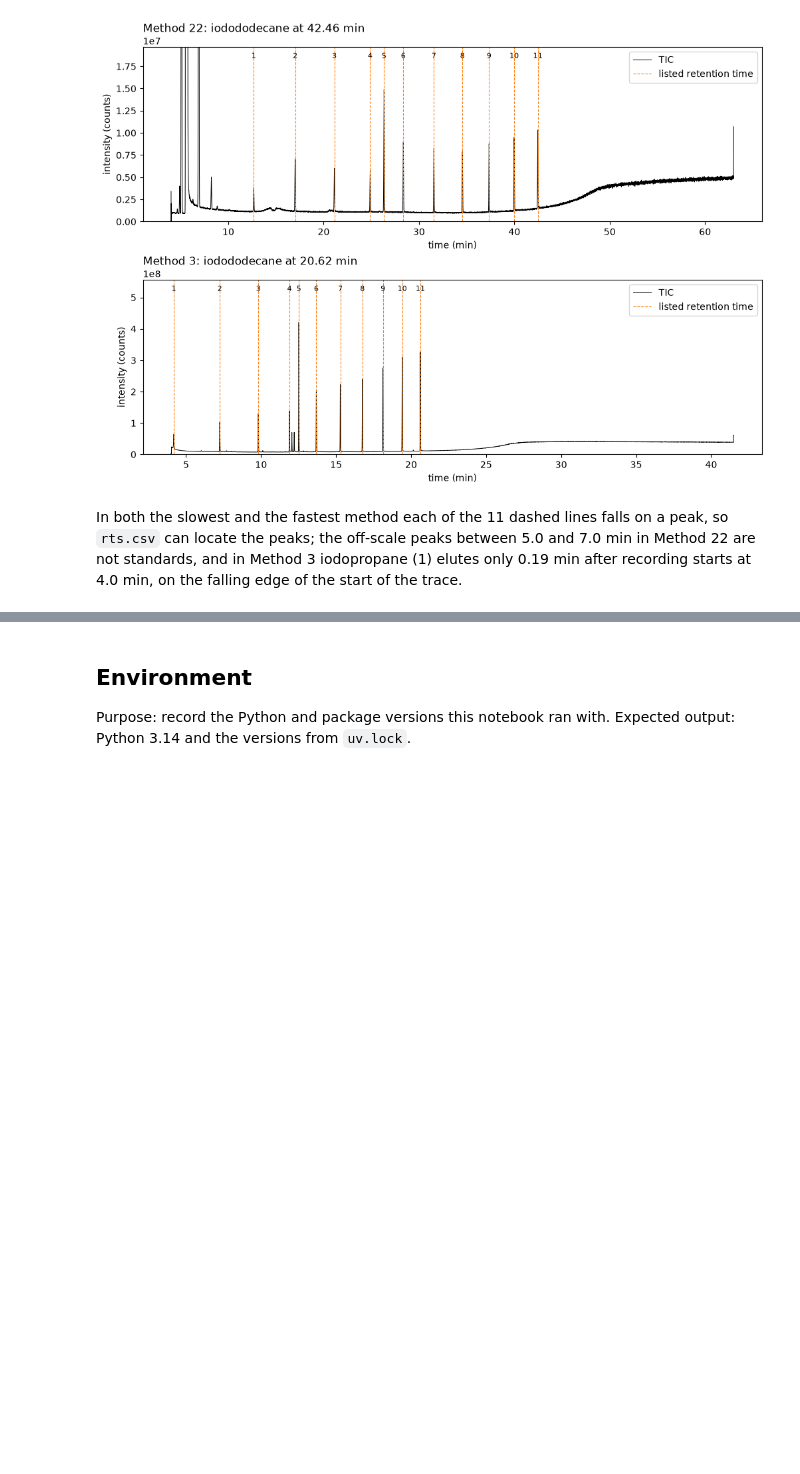
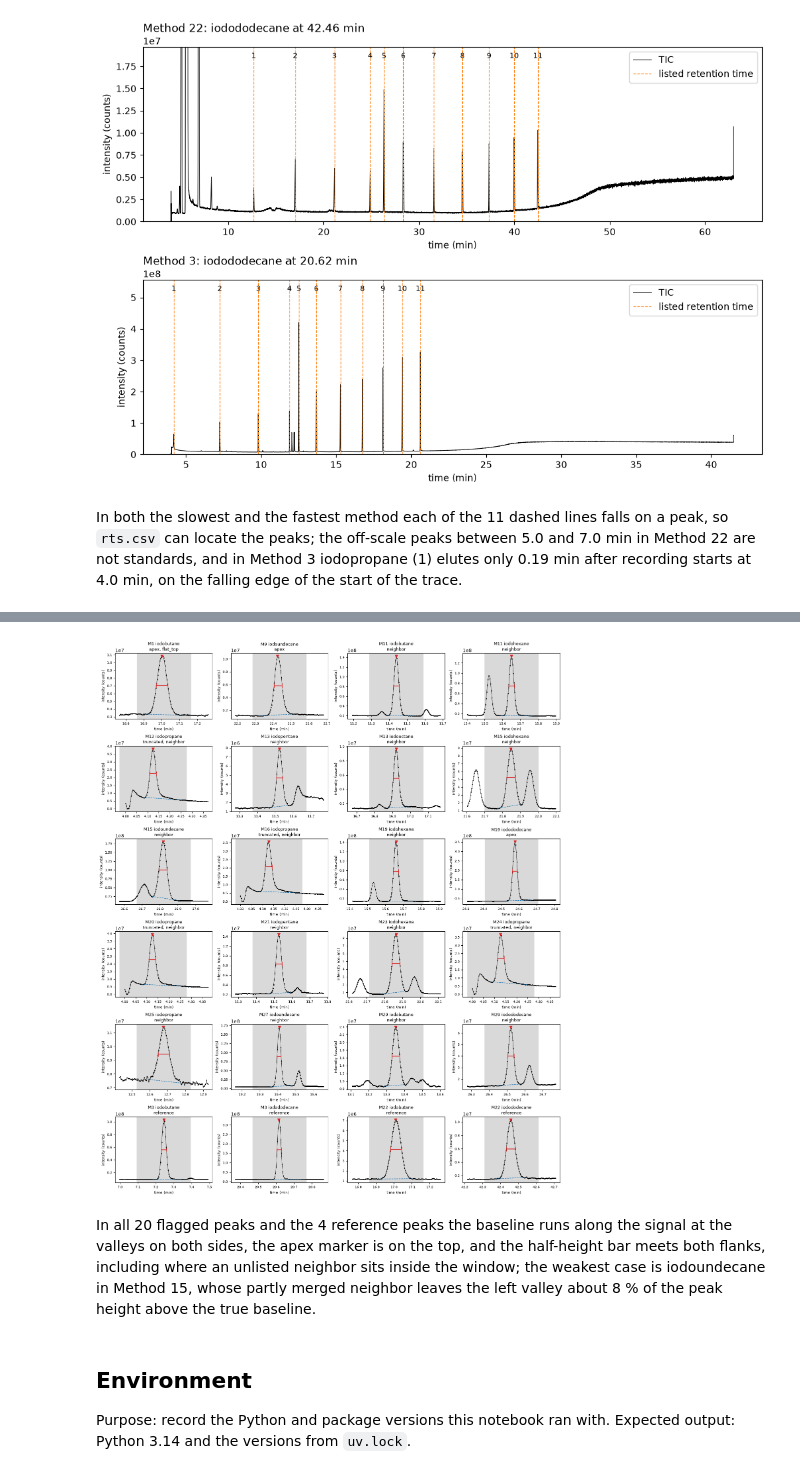
Before and after one commit to mabedin123/chem527-project, a Jupyter notebook: analysis.ipynb, the cells around one changed output, grey strips where cells are left out. Saved outputs shown, nothing was run; the diff lists cells and outputs as text; code cells hidden in the pictures; blank space fills up the shorter version.

```diff
--- a/analysis.ipynb
+++ b/analysis.ipynb
@@ -29,10 +29,15 @@ Peak-measurement parameters, chosen from the data before any effects are compute
 # %%
 PEAK_WINDOW_MIN = 0.15  # min, half-width of the window around each listed retention time: > 2 x the widest FWHM (0.067 min), < half the closest gap between standards (0.625 min)
 CHECK_WINDOW_MIN = 0.25  # min, a wider window used only to test whether a result depends on the window
-BASELINE_EDGE_POINTS = 5  # points averaged at each end of the window to anchor the straight baseline (5 x 0.0036 = 0.018 min)
+BASELINE_EDGE_POINTS = 5  # points in the moving average used to find the valleys and set the baseline level there (5 x 0.0036 = 0.018 min)
 APEX_TOLERANCE_MIN = 0.01  # min, largest allowed distance from apex to listed retention time: about half the narrowest FWHM
 MIN_POINTS_ACROSS = 5  # data points across the FWHM below which the width is not trusted
 WINDOW_SENSITIVITY = 0.10  # fraction, largest allowed change in height or width between the two windows
+NOISE_INNER_MIN = 0.20  # min, noise is estimated from 0.20 to 0.45 min either side of the listed time: outside the ±0.15 min window,
+NOISE_OUTER_MIN = 0.45  # min, and inside the closest gap between standards (0.625 min), so it holds baseline only
+MIN_SIGNAL_TO_NOISE = 10  # height / noise below which a peak is flagged: the usual limit for a quantifiable peak
+FLAT_TOP_POINTS = 3  # raw points sharing the apex value at or above which a peak is flagged as possibly saturated
+NEIGHBOR_PROMINENCE = 0.05  # fraction of the peak's height: another peak at least this prominent inside the window is flagged as a neighbor
 # %% [markdown]
 ## Load the data
 
@@ -296,3 +424,44 @@ flagged in total: 12 of 352
+# %%
+reference = peaks[
+    peaks["method"].isin([int(label.split(" ")[1]) for label in example_labels])
+    & peaks["elution_order"].isin([2, 11])
+    & ~peaks["flagged"]
+]
+to_check = pd.concat([peaks[peaks["flagged"]], reference])
+
+n_columns = 4
+n_rows = -(-len(to_check) // n_columns)  # ceiling division
+fig, axes = plt.subplots(n_rows, n_columns, figsize=(14, 2.8 * n_rows), layout="constrained")
+for ax, row in zip(axes.flat, to_check.itertuples()):
+    time, intensity = chromatograms[row.method]  # min, counts
+    shown = np.abs(time - row.retention_time) <= CHECK_WINDOW_MIN
+    ax.plot(time[shown], intensity[shown], color="black", linewidth=0.6, marker=".", markersize=2.5)
+    ax.axvspan(row.retention_time - PEAK_WINDOW_MIN, row.retention_time + PEAK_WINDOW_MIN,
+               color="0.85", zorder=0)
+
+    def baseline_at(t):
+        return np.interp(t, [row.baseline_t0, row.baseline_t1], [row.baseline_y0, row.baseline_y1])
+
+    ax.plot([row.baseline_t0, row.baseline_t1], [row.baseline_y0, row.baseline_y1],
+            color="tab:blue", linestyle="--", linewidth=1)
+    half_level = baseline_at(row.apex_time) + row.height / 2  # counts
+    ax.plot([row.left_time, row.right_time], [half_level, half_level],
+            color="tab:red", linewidth=1.5, marker="|", markersize=10)
+    ax.plot(row.apex_time, baseline_at(row.apex_time) + row.height,
+            marker="v", color="tab:red", markersize=6, linestyle="none")
+
+    flags = [name.removeprefix("flag_") for name in flag_columns if getattr(row, name)]
+    ax.set_title(f"M{row.method} {row.standard}\n{', '.join(flags) if flags else 'reference'}", fontsize=9)
+    ax.set_xlabel("time (min)", fontsize=8)
+    ax.set_ylabel("intensity (counts)", fontsize=8)
+    ax.tick_params(labelsize=7)
+for ax in axes.flat[len(to_check):]:
+    ax.set_visible(False)
+plt.show()
+# %% [output]
+[figure, added]
+# %% [markdown]
+In all 20 flagged peaks and the 4 reference peaks the baseline runs along the signal at the valleys on both sides, the apex marker is on the top, and the half-height bar meets both flanks, including where an unlisted neighbor sits inside the window; the weakest case is iodoundecane in Method 15, whose partly merged neighbor leaves the left valley about 8 % of the peak height above the true baseline.
 # %% [markdown]
 ## Environment
 
```
Also changed, not shown: parts of 6 cells of this notebook, 2 other files.
